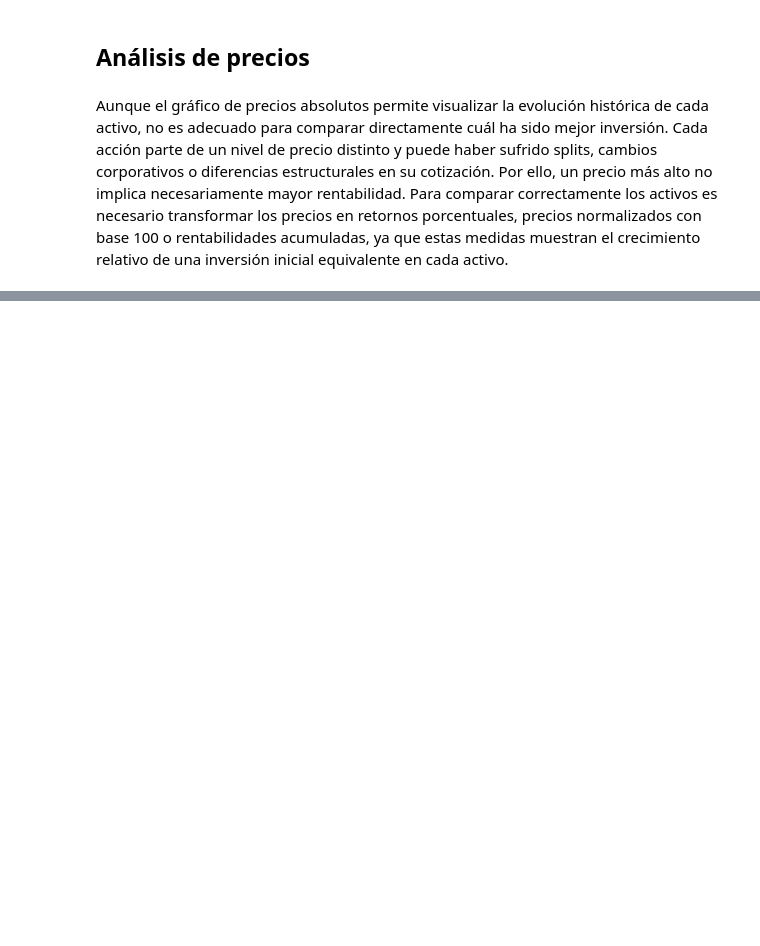
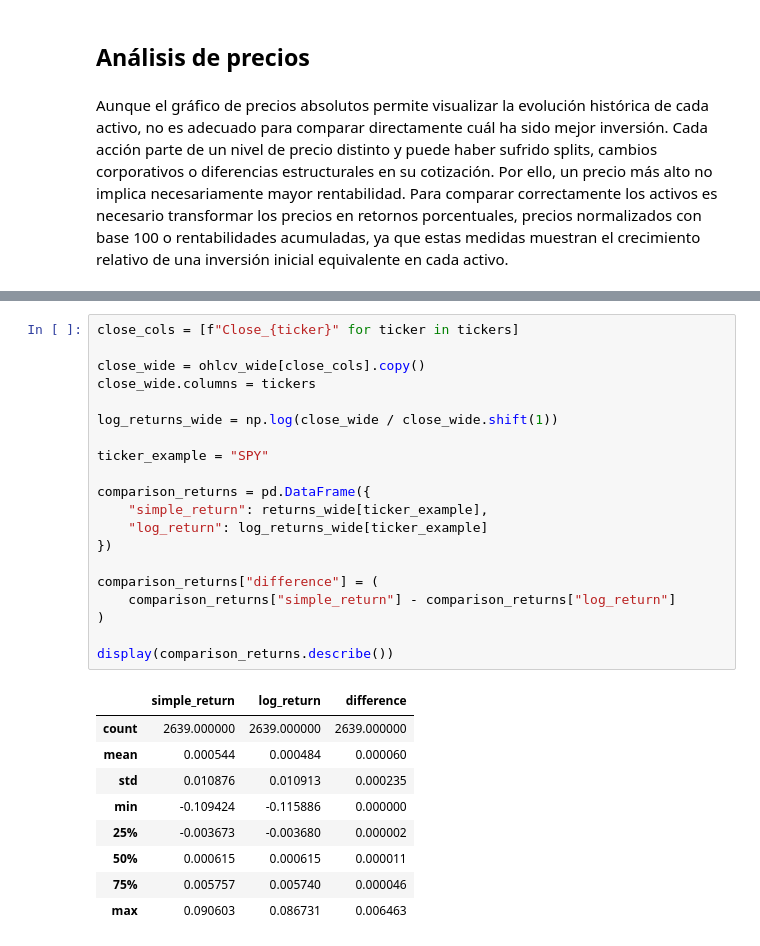
Before and after one commit to juanbarearojo/Mini-trading-bot, a Jupyter notebook: eda.ipynb, the cells around one changed output, grey strips where cells are left out. Drawn from its saved outputs; the diff is of its cells as text; blank space fills up the shorter version.

```diff
--- a/eda.ipynb
+++ b/eda.ipynb
@@ -177,0 +230,30 @@ NameError: name 'df' is not defined
+# %%
+close_cols = [f"Close_{ticker}" for ticker in tickers]
+
+close_wide = ohlcv_wide[close_cols].copy()
+close_wide.columns = tickers
+
+log_returns_wide = np.log(close_wide / close_wide.shift(1))
+
+ticker_example = "SPY"
+
+comparison_returns = pd.DataFrame({
+    "simple_return": returns_wide[ticker_example],
+    "log_return": log_returns_wide[ticker_example]
+})
+
+comparison_returns["difference"] = (
+    comparison_returns["simple_return"] - comparison_returns["log_return"]
+)
+
+display(comparison_returns.describe())
+# %% [output]
+|  | simple_return | log_return | difference |
+| count | 2639.000000 | 2639.000000 | 2639.000000 |
+| mean | 0.000544 | 0.000484 | 0.000060 |
+| std | 0.010876 | 0.010913 | 0.000235 |
+| min | -0.109424 | -0.115886 | 0.000000 |
+| 25% | -0.003673 | -0.003680 | 0.000002 |
+| 50% | 0.000615 | 0.000615 | 0.000011 |
+| 75% | 0.005757 | 0.005740 | 0.000046 |
+| max | 0.090603 | 0.086731 | 0.006463 |
```
Also changed, not shown: parts of 12 cells of this notebook.
